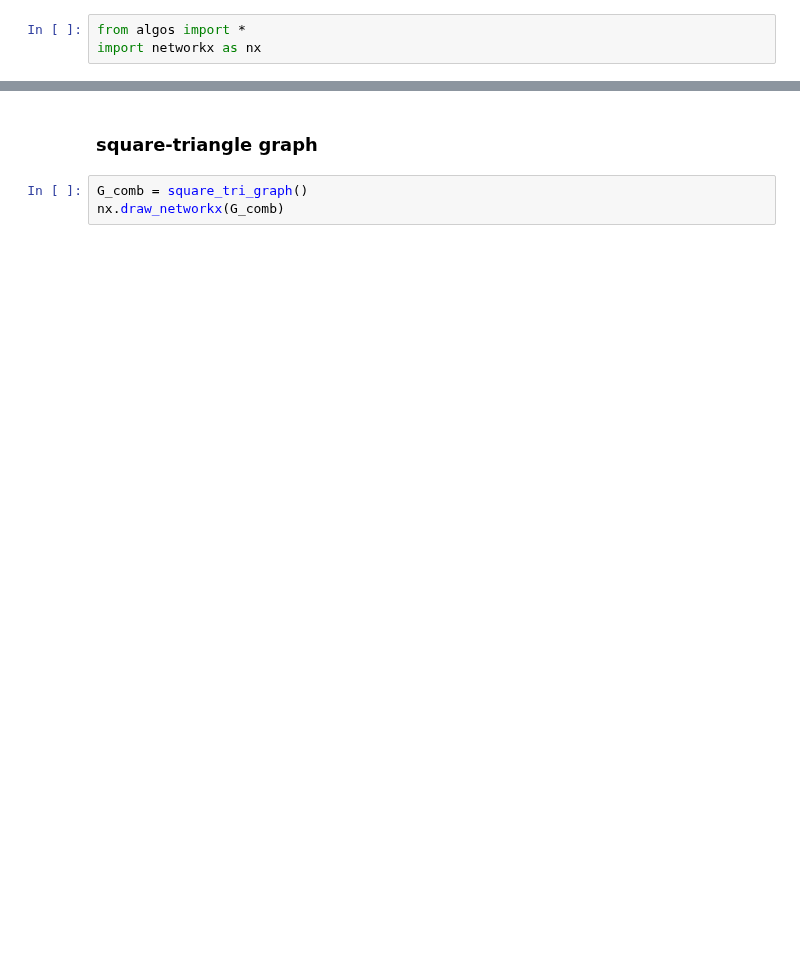
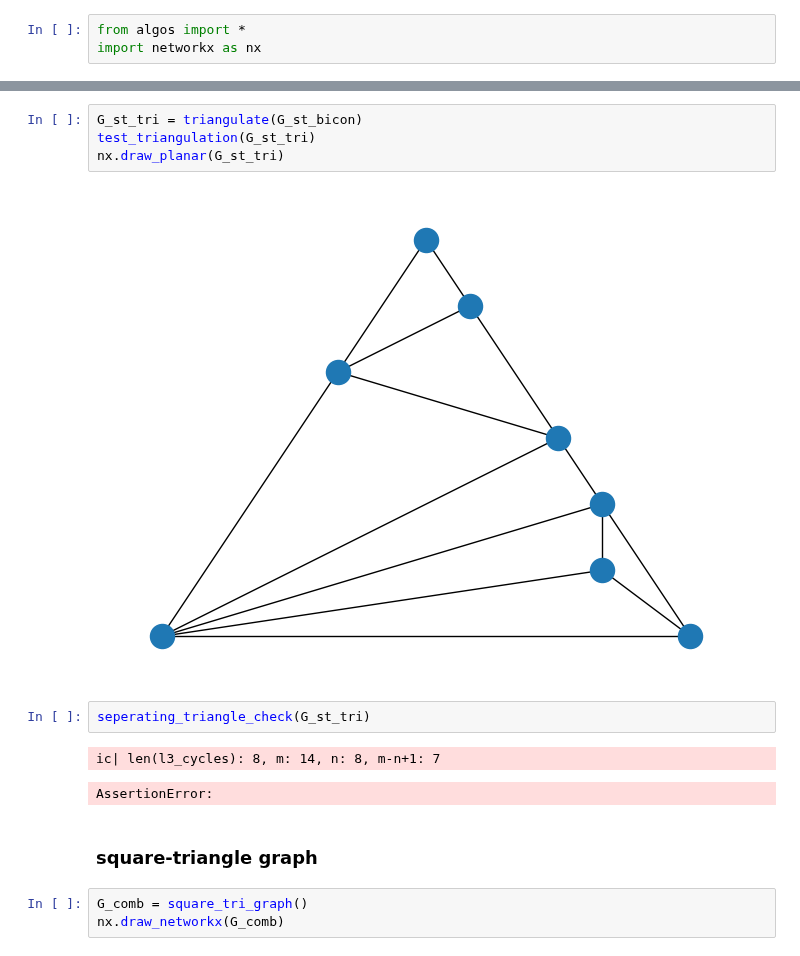
Before and after one commit to juliet29/bisht2022, a Jupyter notebook: test06_checks.ipynb, the cells around one changed output, grey strips where cells are left out. Drawn from its saved outputs; the diff is of its cells as text; blank space fills up the shorter version.

```diff
--- a/test06_checks.ipynb
+++ b/test06_checks.ipynb
@@ -4,3 +34,14 @@ import networkx as nx
+# %%
+G_st_tri = triangulate(G_st_bicon)
+test_triangulation(G_st_tri)
+nx.draw_planar(G_st_tri)
+# %% [output]
+[figure, added]
+# %%
+seperating_triangle_check(G_st_tri)
+# %% [output]
+ic| len(l3_cycles): 8, m: 14, n: 8, m-n+1: 7
+AssertionError:
 # %% [markdown]
 ### square-triangle graph
 # %%
```
Also changed, not shown: parts of 9 cells of this notebook, 1 other file.
